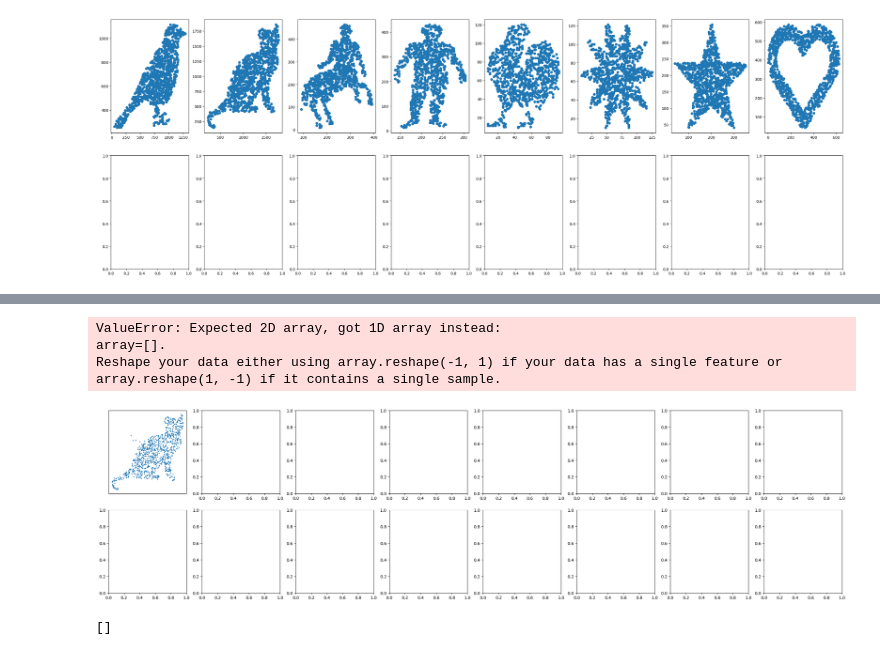
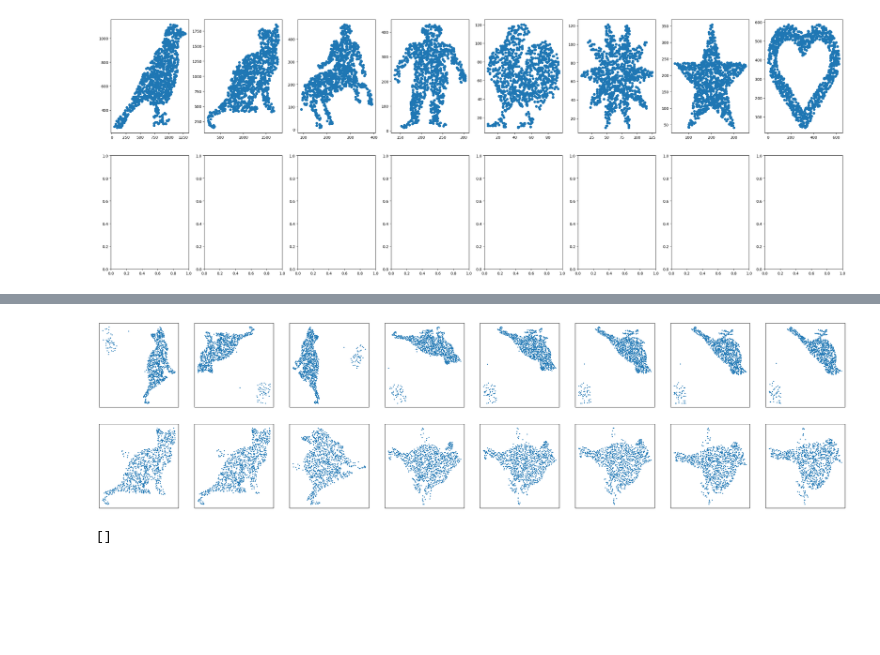
Before and after one commit to mint-vu/PGW_Metric, a Jupyter notebook: barycenter.ipynb, the cells around one changed output, grey strips where cells are left out. Drawn from its saved outputs; the diff is of its cells as text; code cells hidden in the pictures; blank space fills up the shorter version.

```diff
--- a/barycenter.ipynb
+++ b/barycenter.ipynb
@@ -769,11 +769,11 @@ def mpgw_barycenters(
     else:
         return C
 # %%
-with open('interpolation/noise_0_point_cloud_1000.npy', 'rb') as f1:
-    clean = np.load(f1)
-with open('interpolation/noise_5_point_cloud_1000.npy', 'rb') as f2:
+with open('interpolation/noise_p0_point_cloud_1000.npy', 'rb') as f1:
+    noise_0 = np.load(f1)
+with open('interpolation/noise_p5_point_cloud_1000.npy', 'rb') as f2:
     noise_5 = np.load(f2)
-with open('interpolation/noise_10_point_cloud_1000.npy', 'rb') as f3:
+with open('interpolation/noise_p10_point_cloud_1000.npy', 'rb') as f3:
     noise_10 = np.load(f3)
 fig, ax = plt.subplots(3, 8, figsize=(35, 12))
 for i in range(8):
@@ -883,7 +908,8 @@ def smacof_mds(C, dim, max_iter=3000, eps=1e-9,seed=0):
         max_iter=max_iter,
         eps=1e-9,
         dissimilarity='precomputed',
-        n_init=1)
+        n_init=1,
+        normalized_stress='auto')
     pos = mds.fit(C).embedding_
 
     nmds = manifold.MDS(
@@ -892,7 +918,7 @@ def smacof_mds(C, dim, max_iter=3000, eps=1e-9,seed=0):
         eps=1e-9,
         dissimilarity="precomputed",
         random_state=rng,
-        normalized_stress=False,
+        normalized_stress='auto',
         n_init=1)
     npos = nmds.fit_transform(C, init=pos)
 
@@ -913,32 +939,33 @@ def rotation_2d(theta=0):
     ])
 # %%
 fig, ax = plt.subplots(2, 8, figsize=(32, 8))
+
+R_gw_p=np.array([-0.4*np.pi, -0.6*np.pi, 1/2*np.pi, np.pi, np.pi, np.pi, np.pi, np.pi])
+R_pgw_p=np.array([3/4*np.pi, 3/4*np.pi, 1/2*np.pi, np.pi, np.pi, np.pi, np.pi, np.pi])
+
 for i in range(8):
-    Cs_gw=Ct_gw_list[i]
-    X1t=smacof_mds(np.sqrt(Cs_gw),2)
-    X1t=clf.fit_transform(X1t.copy())
-    R=rotation_2d(np.pi-1/4*np.pi)
+    X1t=gw_list[i][1]
+    #X1t=smacof_mds(np.sqrt(Cs_gw),2)
+    #X1t=clf.fit_transform(X1t.copy())
+    R=rotation_2d(R_gw_p[i])
     X1t=X1t.dot(R)
     ax[0, i].scatter(X1t[:,0], X1t[:,1],s=2.0)
     ax[0,i].tick_params(axis='both', which='both', bottom=False, top=False, left=False, right=False, labelbottom=False, labelleft=False)
     ax[0,i].set_xticks([])
     ax[0,i].set_yticks([])
 
     Cs_pgw=Ct_pgw_list[i]
     X1t=smacof_mds(np.sqrt(Cs_pgw),2)
     X1t=clf.fit_transform(X1t.copy())
-    R=rotation_2d(np.pi-1/4*np.pi)
+    R=rotation_2d(R_pgw_p[i])
     X1t=X1t.dot(R)
     ax[1, i].scatter(X1t[:,0], X1t[:,1],s=2.0)
     ax[1,i].tick_params(axis='both', which='both', bottom=False, top=False, left=False, right=False, labelbottom=False, labelleft=False)
     ax[1,i].set_xticks([])
     ax[1,i].set_yticks([])
 plt.show()
 # %% [output]
-ValueError: Expected 2D array, got 1D array instead:
-array=[].
-Reshape your data either using array.reshape(-1, 1) if your data has a single feature or array.reshape(1, -1) if it contains a single sample.
-[figure, old version]
+[figure, new version]
 # %%
 Cs_pgw
 # %% [output]
```
Also changed, not shown: parts of 2 cells of this notebook, 14 other files.
